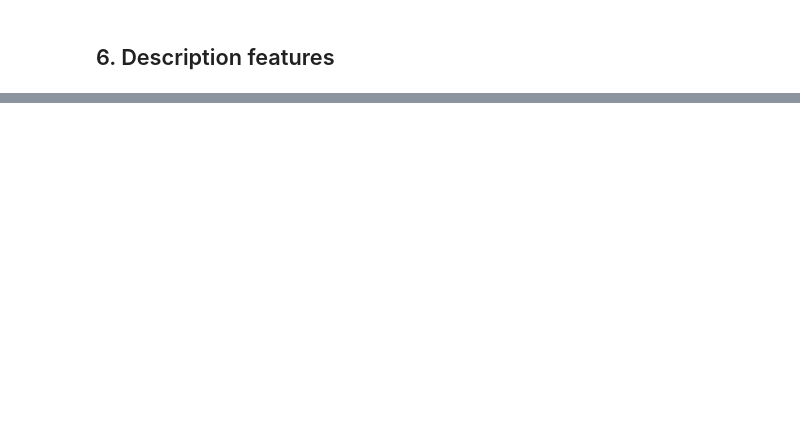
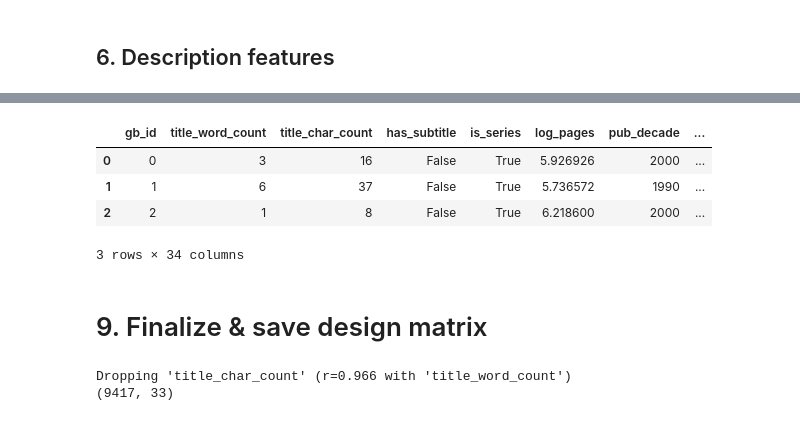
Before and after one commit to Erdos-Projects/summer26-book-commercial-success, a Jupyter notebook: notebooks/02_feature_engineering.ipynb, the cells around one changed output, grey strips where cells are left out. Saved outputs shown, nothing was run; the diff lists cells and outputs as text; code cells hidden in the pictures; blank space fills up the shorter version.

```diff
--- a/notebooks/02_feature_engineering.ipynb
+++ b/notebooks/02_feature_engineering.ipynb
@@ -100,0 +396,17 @@ print(df['description'].isna().mean())
+# %%
+X.head(3)
+# %% [output]
+|  | gb_id | title_word_count | title_char_count | has_subtitle | is_series | log_pages | pub_decade | ... |
+| 0 | 0 | 3 | 16 | False | True | 5.926926 | 2000 | ... |
+| 1 | 1 | 6 | 37 | False | True | 5.736572 | 1990 | ... |
+| 2 | 2 | 1 | 8 | False | True | 6.218600 | 2000 | ... |
+3 rows × 34 columns
+# %% [markdown]
+# 9. Finalize & save design matrix
+# %%
+# Drop title_char_count due to high correlation with title_word_count (>0.9)
+X_final = drop_correlated_features(X, threshold=0.9, exclude=['gb_id'])
+print(X_final.shape)
+# %% [output]
+Dropping 'title_char_count' (r=0.966 with 'title_word_count')
+(9417, 33)
```
Also changed, not shown: parts of 25 cells of this notebook, 10 other files.
